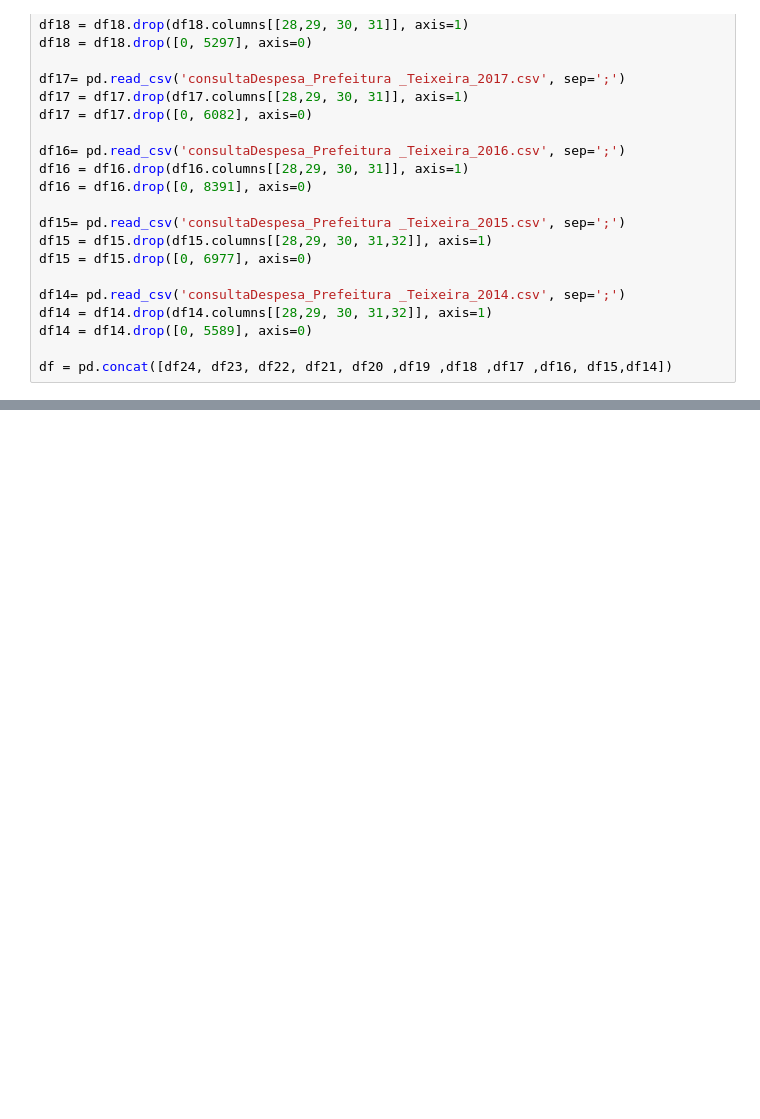
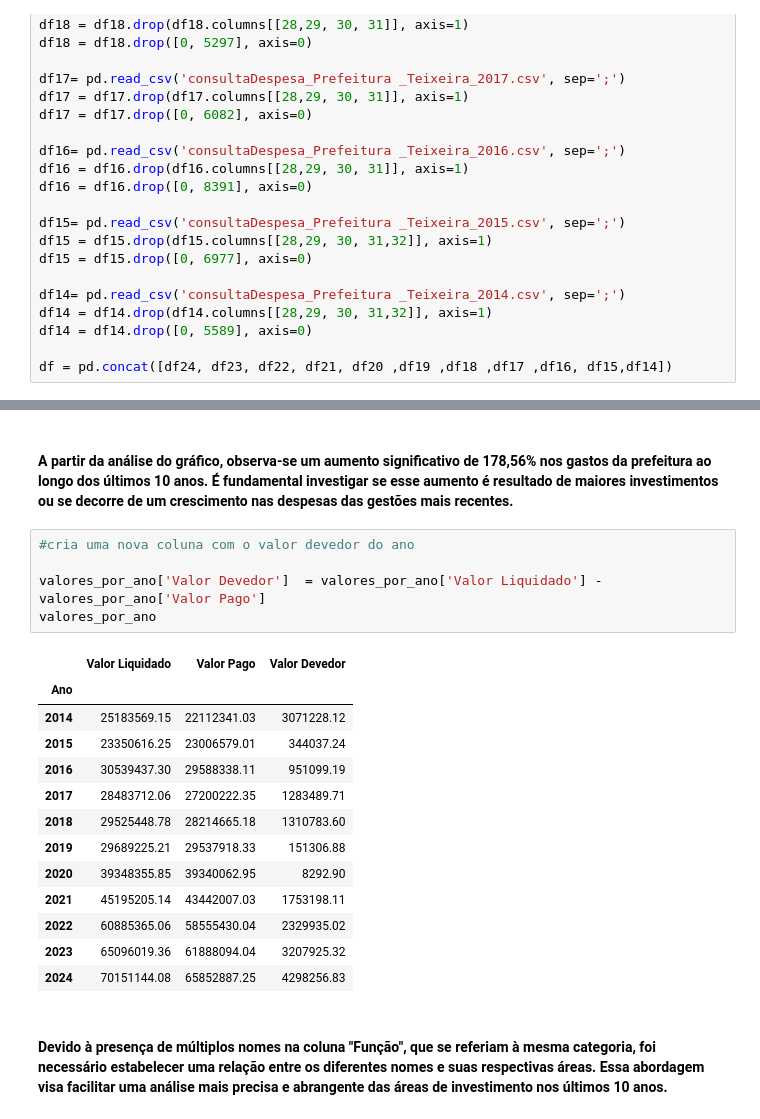
Before and after one commit to HumbertoNunesLira/Analise-de-dados-do-setor-financeiro-do-municipio-de-Teixeira-PB, a Jupyter notebook: projeto.ipynb, the cells around one changed output, grey strips where cells are left out. Saved outputs shown, nothing was run; the diff lists cells and outputs as text; blank space fills up the shorter version.

```diff
--- a/projeto.ipynb
+++ b/projeto.ipynb
@@ -78,0 +126,23 @@ dtype: int64
+# %% [markdown]
+#### A partir da análise do gráfico, observa-se um aumento significativo de 178,56% nos gastos da prefeitura ao longo dos últimos 10 anos. É fundamental investigar se esse aumento é resultado de maiores investimentos ou se decorre de um crescimento nas despesas das gestões mais recentes.
+# %%
+#cria uma nova coluna com o valor devedor do ano
+
+valores_por_ano['Valor Devedor']  = valores_por_ano['Valor Liquidado'] - valores_por_ano['Valor Pago']
+valores_por_ano
+# %% [output]
+|  | Valor Liquidado | Valor Pago | Valor Devedor |
+| Ano |  |  |  |
+| 2014 | 25183569.15 | 22112341.03 | 3071228.12 |
+| 2015 | 23350616.25 | 23006579.01 | 344037.24 |
+| 2016 | 30539437.30 | 29588338.11 | 951099.19 |
+| 2017 | 28483712.06 | 27200222.35 | 1283489.71 |
+| 2018 | 29525448.78 | 28214665.18 | 1310783.60 |
+| 2019 | 29689225.21 | 29537918.33 | 151306.88 |
+| 2020 | 39348355.85 | 39340062.95 | 8292.90 |
+| 2021 | 45195205.14 | 43442007.03 | 1753198.11 |
+| 2022 | 60885365.06 | 58555430.04 | 2329935.02 |
+| 2023 | 65096019.36 | 61888094.04 | 3207925.32 |
+| 2024 | 70151144.08 | 65852887.25 | 4298256.83 |
+# %% [markdown]
+#### Devido à presença de múltiplos nomes na coluna "Função", que se referiam à mesma categoria, foi necessário estabelecer uma relação entre os diferentes nomes e suas respectivas áreas. Essa abordagem visa facilitar uma análise mais precisa e abrangente das áreas de investimento nos últimos 10 anos.
```
Also changed, not shown: parts of 21 cells of this notebook.
